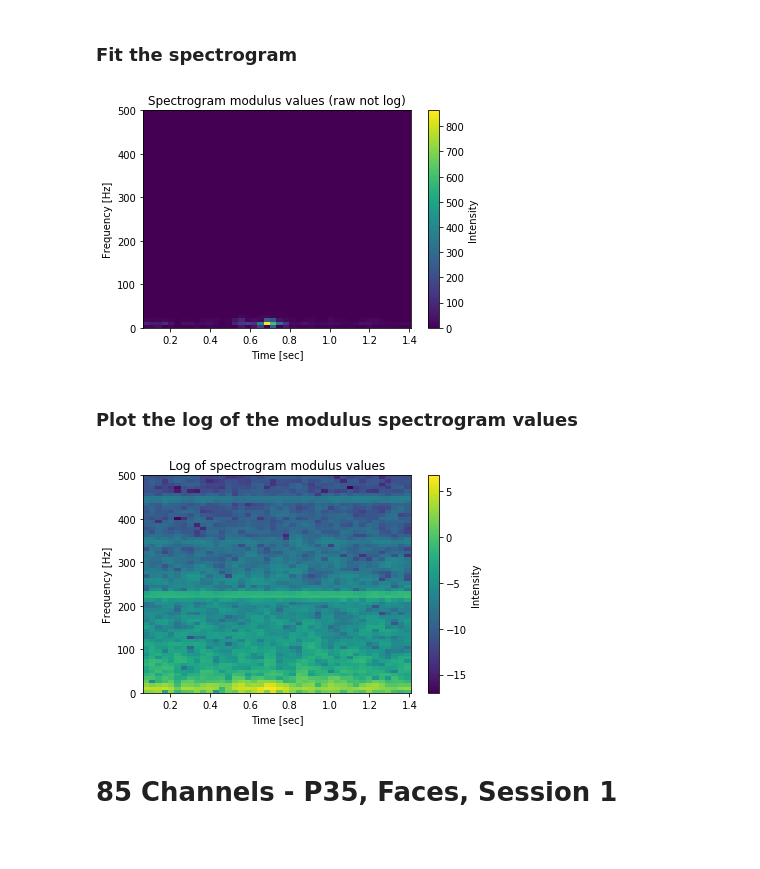
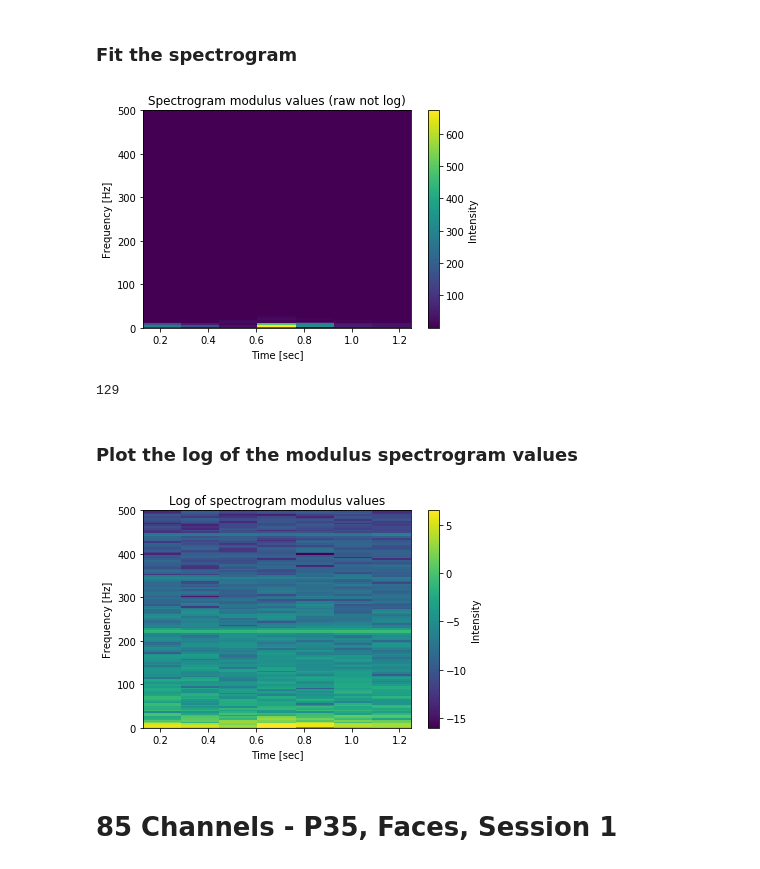
Before and after one commit to shamindras/neuroada_analysis, a Jupyter notebook: Python/demo-specgram.ipynb, the cells around one changed output. Cells and saved outputs as stored; diff of their text form; code cells hidden in the pictures.

```diff
--- a/Python/demo-specgram.ipynb
+++ b/Python/demo-specgram.ipynb
@@ -164,17 +164,21 @@ p35_chn01_faces_tr_01.shape
 # %%
 # Fit the spectrogram - no log
 f, t, Sxx = erp_gen_spectrogram(x = p35_chn01_faces_tr_01, fs = 1e3,
-                                window = 'hann', nperseg = 128, noverlap = 96, log_Sxx=False)
+                                window = 'hann', nperseg = 256, noverlap = 96, log_Sxx=False)
 
 # Plot the spectrogram
 plt.pcolormesh(t, f, Sxx)
 plt.title('Spectrogram modulus values (raw not log)')
 plt.ylabel('Frequency [Hz]')
 plt.xlabel('Time [sec]')
 plt.colorbar().set_label('Intensity')
 plt.show()
 # %% [output]
-[figure, old version]
+[figure, new version]
+# %%
+len(f)
+# %% [output]
+129
 # %% [markdown]
 ### Plot the **log** of the modulus spectrogram values
 # %%
@@ -185,7 +189,7 @@ plt.xlabel('Time [sec]')
 plt.colorbar().set_label('Intensity')
 plt.show()
 # %% [output]
-[figure, old version]
+[figure, new version]
 # %% [markdown]
 # 85 Channels - P35, Faces, Session 1
 # %%
```
Also changed, not shown: 4 other files.
